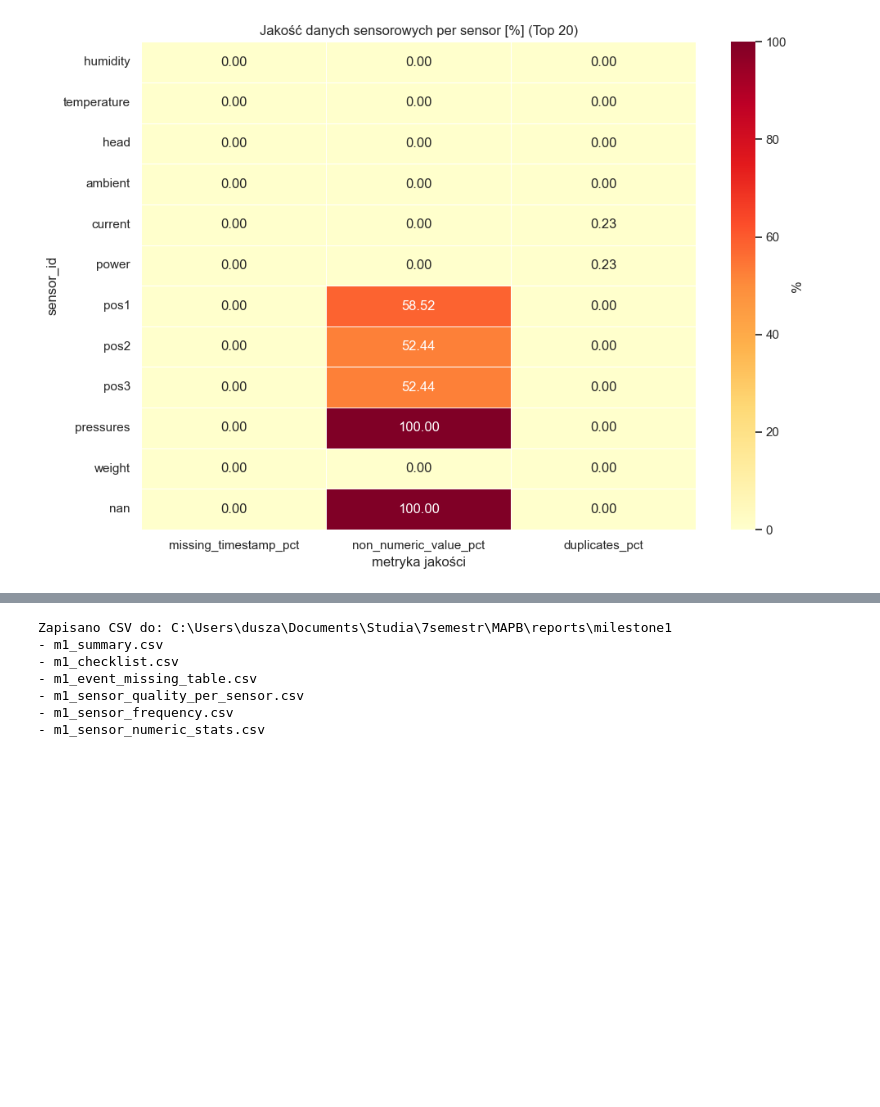
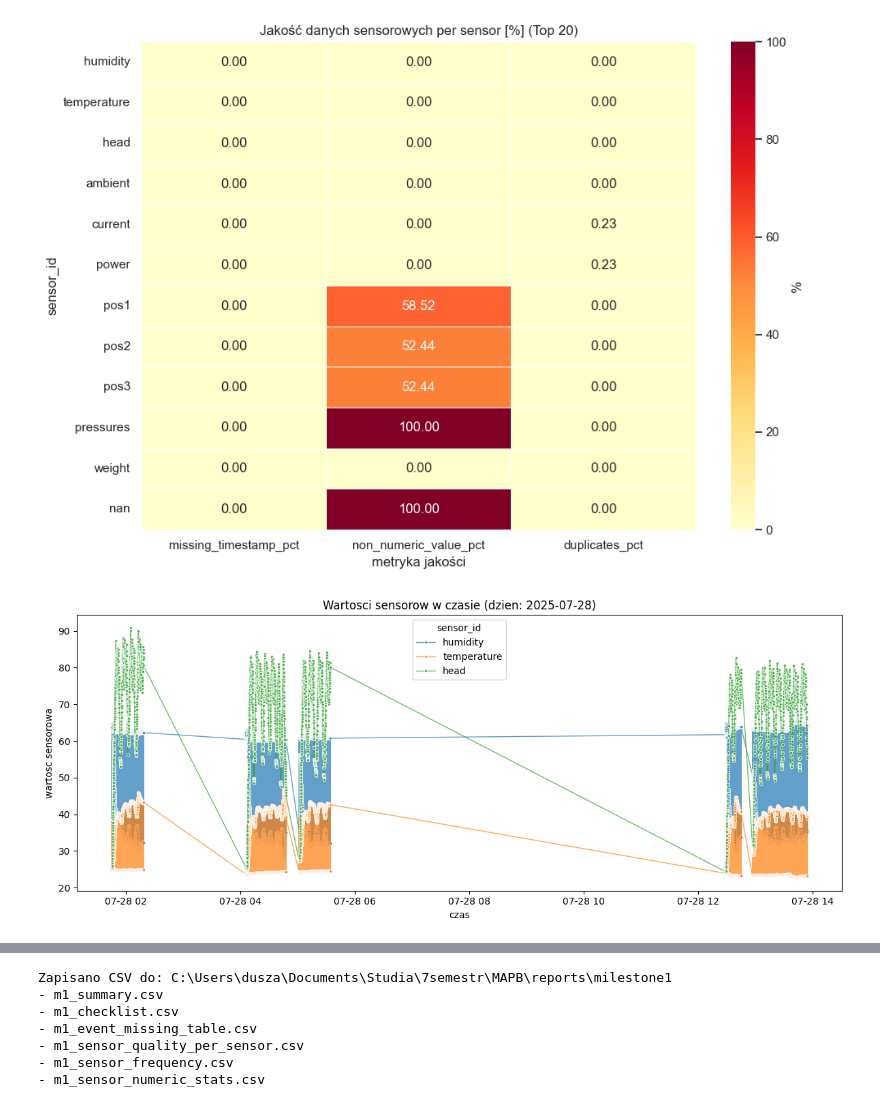
Before and after one commit to midusza04/MAPB, a Jupyter notebook: milestone1_cotton_candy_fixed.ipynb, the cells around one changed output, grey strips where cells are left out. Cells and saved outputs as stored; diff of their text form; code cells hidden in the pictures; blank space fills up the shorter version.

```diff
--- a/milestone1_cotton_candy_fixed.ipynb
+++ b/milestone1_cotton_candy_fixed.ipynb
@@ -1869,3 +1857,53 @@ plt.tight_layout()
 plt.show()
 # %% [output]
 [figure]
+# %%
+# 11.1b Wartosci sensorow w czasie (pojedynczy dzien)
+if "df_sensors" not in globals() or df_sensors.empty:
+    raise ValueError("Brak df_sensors. Uruchom najpierw sekcje 8.")
+
+plot_df = df_sensors.dropna(subset=["sensor_timestamp"]).copy()
+if "sensor_value_num_clean" not in plot_df.columns:
+    plot_df["sensor_value_num_clean"] = pd.to_numeric(plot_df["sensor_value_num"], errors="coerce")
+
+plot_df = plot_df.dropna(subset=["sensor_value_num_clean", "sensor_id"])
+if plot_df.empty:
+    raise ValueError("Brak danych numerycznych sensorow do wykresu.")
+
+# Wybieramy dzien z najwieksza liczba punktow (mozna ustawic recznie)
+day_counts = plot_df["sensor_timestamp"].dt.floor("D").value_counts()
+selected_day = day_counts.index[0] if not day_counts.empty else None
+if selected_day is None:
+    raise ValueError("Brak poprawnych timestampow do wyboru dnia.")
+
+# Filtrujemy dane tylko z wybranego dnia
+day_mask = plot_df["sensor_timestamp"].dt.floor("D") == selected_day
+day_df = plot_df.loc[day_mask].copy()
+
+# Wybieramy kilka najczestszych sensorow w danym dniu
+top_sensors = day_df["sensor_id"].value_counts().head(3).index.tolist()
+day_df = day_df[day_df["sensor_id"].isin(top_sensors)]
+
+if day_df.empty:
+    raise ValueError("Brak danych po filtrowaniu na dzien i sensory.")
+
+plt.figure(figsize=(12, 5))
+sns.lineplot(
+    data=day_df.sort_values("sensor_timestamp"),
+    x="sensor_timestamp",
+    y="sensor_value_num_clean",
+    hue="sensor_id",
+    estimator=None,
+    alpha=0.7,
+    linewidth=1,
+    marker="o",
+    markersize=3,
+    legend=True,
+    )
+plt.title(f"Wartosci sensorow w czasie (dzien: {selected_day.date()})")
+plt.xlabel("czas")
+plt.ylabel("wartosc sensorowa")
+plt.tight_layout()
+plt.show()
+# %% [output]
+[figure, added]
```
Also changed, not shown: parts of 4 cells of this notebook.
